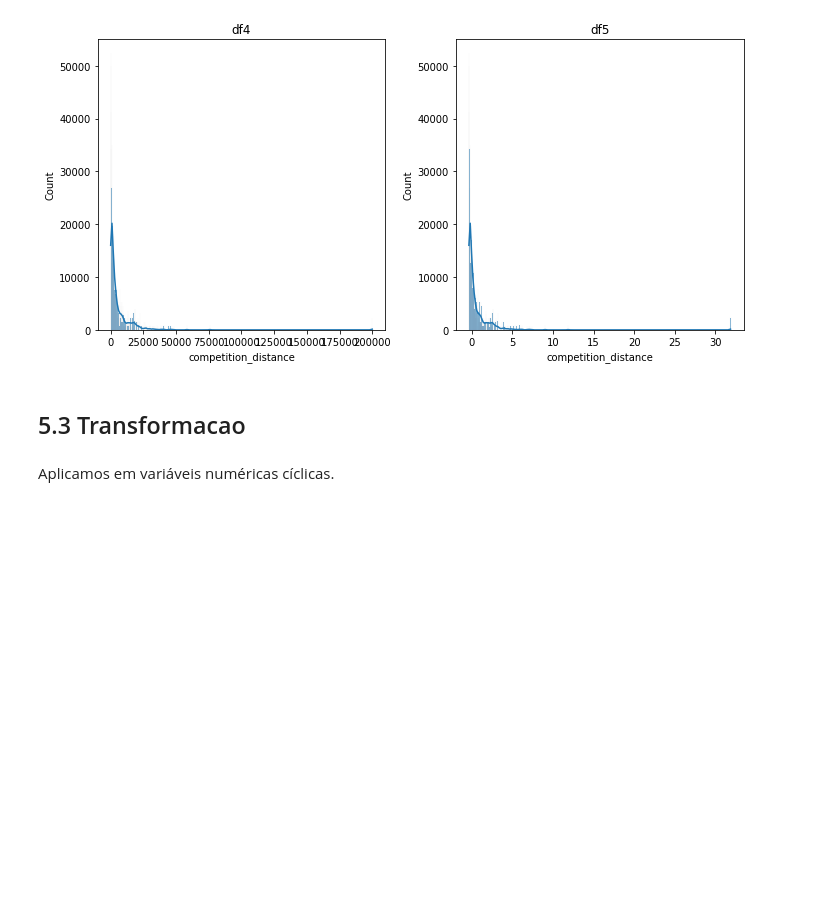
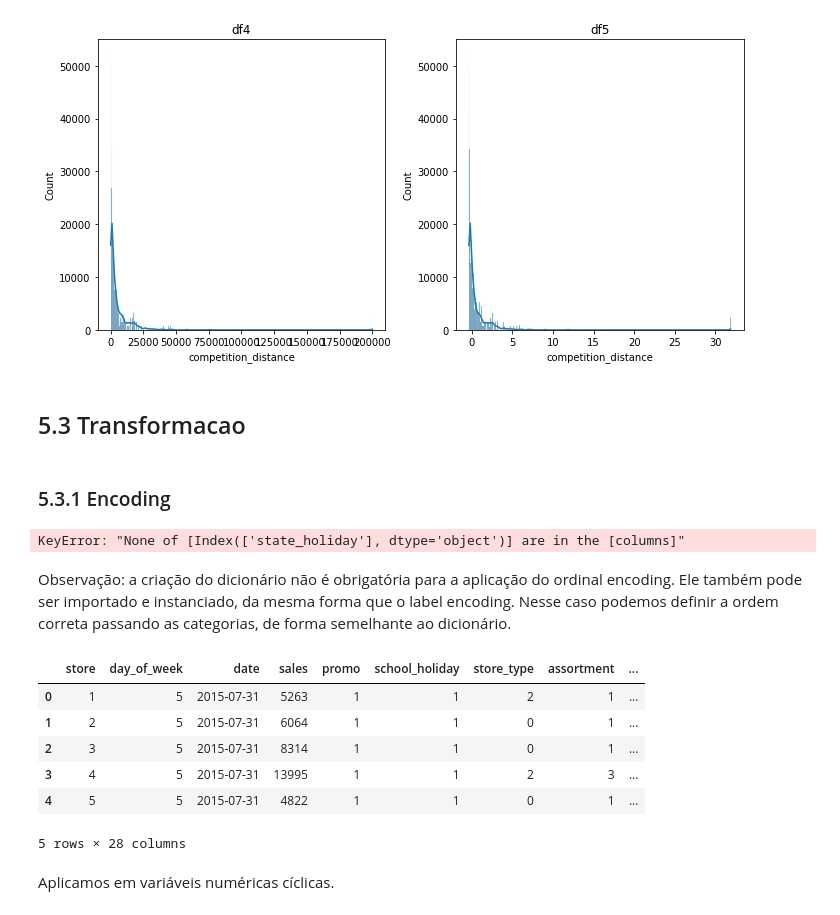
Before and after one commit to sergionaskbr/ds_in_production, a Jupyter notebook: m04_v01_store_sales_prediction.ipynb, the cells around one changed output. Drawn from its saved outputs; the diff is of its cells as text; code cells hidden in the pictures; blank space fills up the shorter version.

Commit message:
added encoding techniques

```diff
--- a/m04_v01_store_sales_prediction.ipynb
+++ b/m04_v01_store_sales_prediction.ipynb
@@ -1496,6 +1478,33 @@ plt.show()
 [figure]
 # %% [markdown]
 ## 5.3 Transformacao
+# %% [markdown]
+### 5.3.1 Encoding
+# %%
+# state_holiday - One Hot Encoding
+df5 = pd.get_dummies(df5, prefix=['state_holiday'], columns=['state_holiday'])
+
+# store_type (tipos a, b, c, d não relacionados) - Label Encoding
+le = LabelEncoder()
+df5['store_type'] = le.fit_transform(df5['store_type'])
+
+# assortment - a = basic, b = extra, c = extended - Ordinal Encoding
+assortment_dict = {'basic': 1, 'extra': 2, 'extended':3}
+df5['assortment'] = df5['assortment'].map(assortment_dict)
+# %% [output]
+KeyError: "None of [Index(['state_holiday'], dtype='object')] are in the [columns]"
+# %% [markdown]
+Observação: a criação do dicionário não é obrigatória para a aplicação do ordinal encoding. Ele também pode ser importado e instanciado, da mesma forma que o label encoding. Nesse caso podemos definir a ordem correta passando as categorias, de forma semelhante ao dicionário.
+# %%
+df5.head()
+# %% [output]
+|  | store | day_of_week | date | sales | promo | school_holiday | store_type | assortment | ... |
+| 0 | 1 | 5 | 2015-07-31 | 5263 | 1 | 1 | 2 | 1 | ... |
+| 1 | 2 | 5 | 2015-07-31 | 6064 | 1 | 1 | 0 | 1 | ... |
+| 2 | 3 | 5 | 2015-07-31 | 8314 | 1 | 1 | 0 | 1 | ... |
+| 3 | 4 | 5 | 2015-07-31 | 13995 | 1 | 1 | 2 | 3 | ... |
+| 4 | 5 | 5 | 2015-07-31 | 4822 | 1 | 1 | 0 | 1 | ... |
+5 rows × 28 columns
 # %% [markdown]
 Aplicamos em variáveis numéricas cíclicas.
 # %%
```
Also changed, not shown: parts of 12 cells of this notebook.
